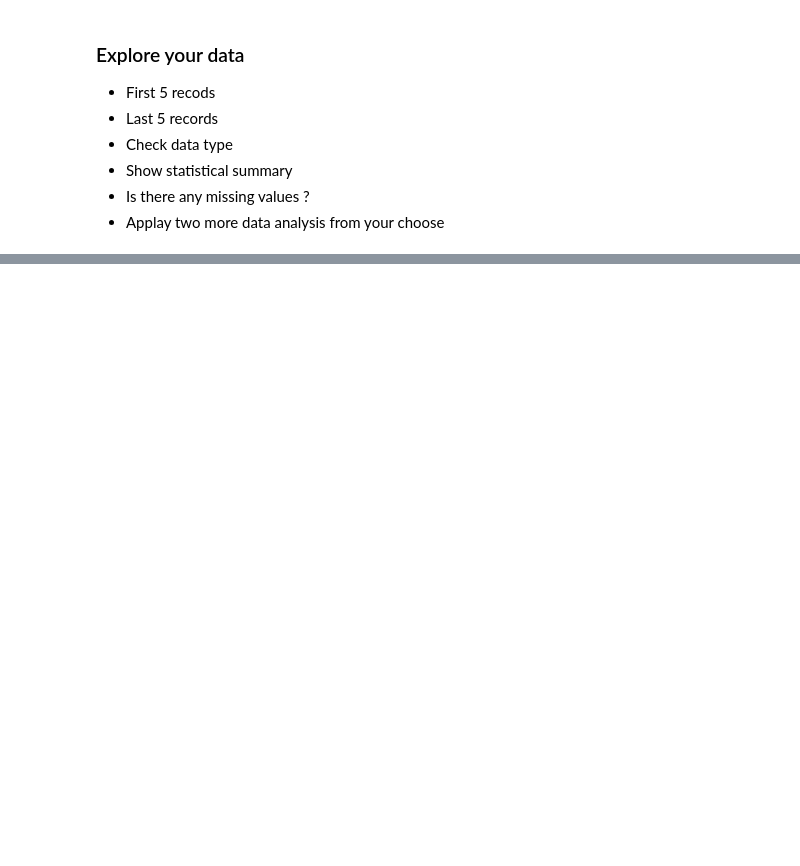
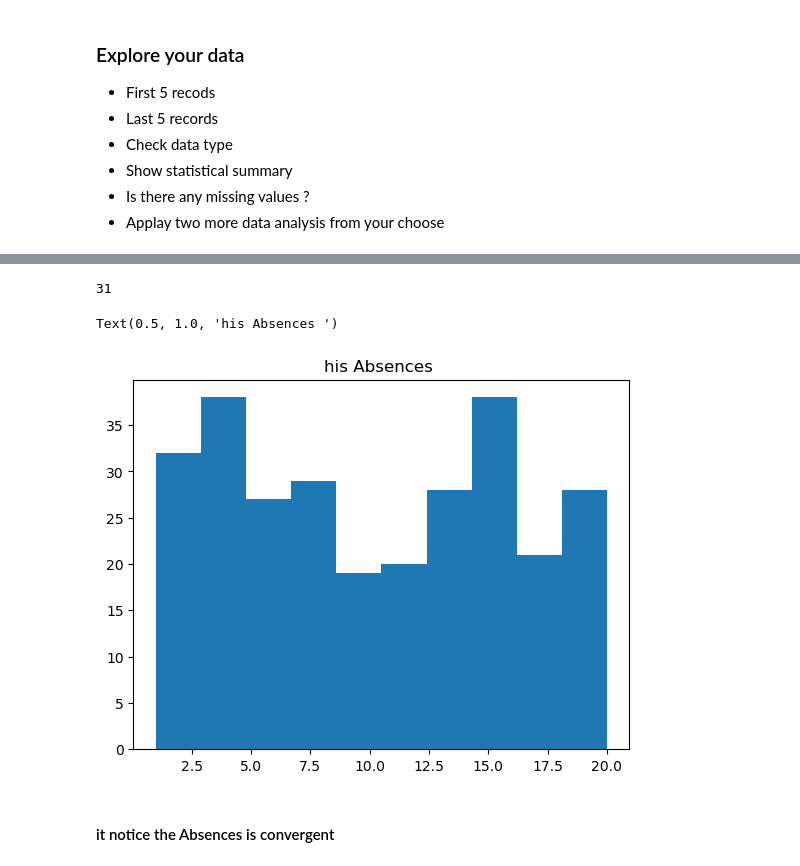
Before and after one commit to Tuwaiq-Data-Science-Bootcamp-V2/MissingData-Lab1, a Jupyter notebook: Missing Values Assignment .ipynb, the cells around one changed output, grey strips where cells are left out. Saved outputs shown, nothing was run; the diff lists cells and outputs as text; code cells hidden in the pictures; blank space fills up the shorter version.

```diff
--- a/Missing Values Assignment .ipynb
+++ b/Missing Values Assignment .ipynb
@@ -3,2 +9,5 @@
 # %% [markdown]
 ### Load your dataset
+# %%
+df =pd.read_csv('HR_Missing_Vslues.csv')
+df
@@ -20,0 +130,11 @@
+# %%
+df['Absences'].isna().sum() # check the missing value in (Absences) is 31
+# %% [output]
+31
+# %%
+df2=plt.hist(df['Absences']); plt.title('his Absences ')
+# %% [output]
+Text(0.5, 1.0, 'his Absences ')
+[figure, added]
+# %% [markdown]
+#### it notice the Absences is convergent
```
Also changed, not shown: parts of 11 cells of this notebook, 1 other file.
